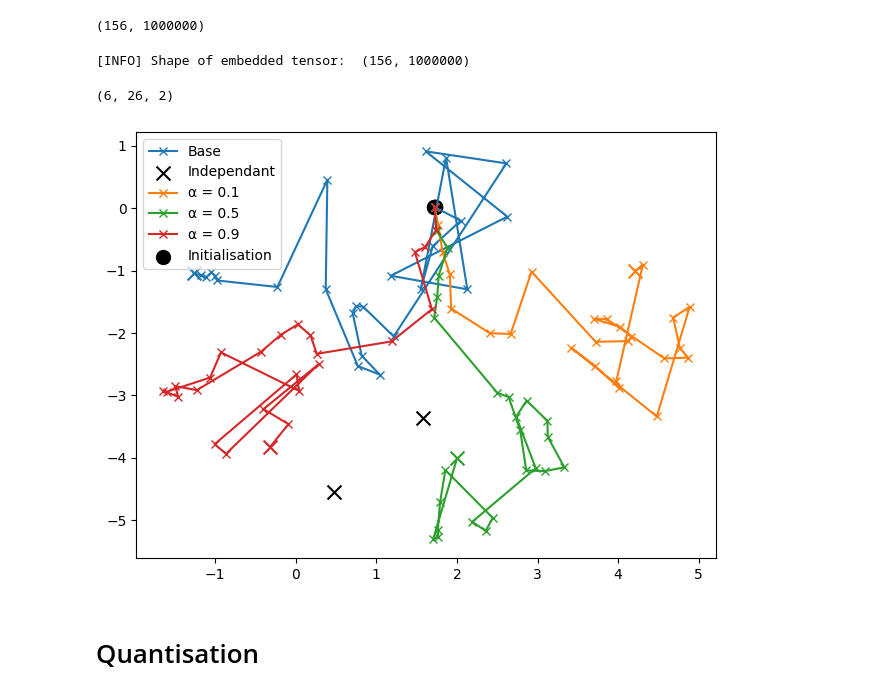
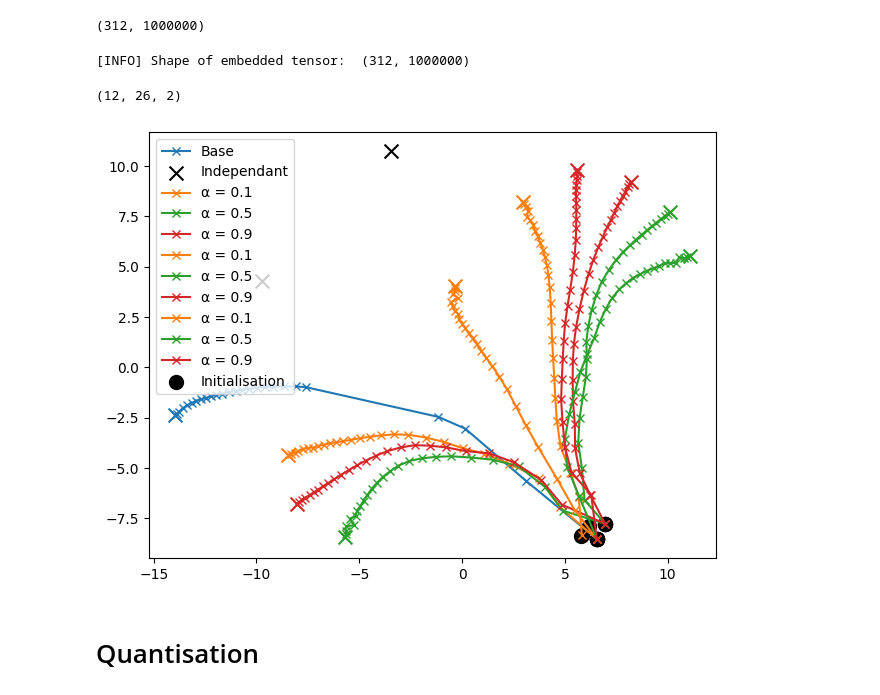
Before and after one commit to IFMW01/L46_ifm24, a Jupyter notebook: LeNet/CIFAR100/Visualisations/CIFAR100.ipynb, the cells around one changed output. Drawn from its saved outputs; the diff is of its cells as text; code cells hidden in the pictures.

```diff
--- a/LeNet/CIFAR100/Visualisations/CIFAR100.ipynb
+++ b/LeNet/CIFAR100/Visualisations/CIFAR100.ipynb
@@ -49,40 +92,42 @@ for i in range(0,26):
 # %%
-tnse_predictions = [tnse_base,tnse_independant_1,tnse_independant_2,tnse_student_10,tnse_student_50,tnse_student_90]
+tnse_predictions = [tnse_base,tnse_independant_1,tnse_independant_2,tnse_student_10,tnse_student_50,tnse_student_90,tnse_student_10_2,tnse_student_50_2,tnse_student_90_2,tnse_student_10_3,tnse_student_50_3,tnse_student_90_3]
 tnse_predictions = np.array(tnse_predictions)
 tnse_predictions = tnse_predictions.reshape(-1,1000000)
 print(tnse_predictions.shape)
 # %% [output]
-(156, 1000000)
+(312, 1000000)
 # %%
 tsne = TSNE(n_components=2,n_jobs=-1,perplexity=60,random_state=42)
 epochs = 26
-models = 6
+models = 12
 prediction_embed = tsne.fit_transform(tnse_predictions)
 print('[INFO] Shape of embedded tensor: ', tnse_predictions.shape)
-prediction_embed = prediction_embed.reshape(models,epochs,2)
-prediction_embed.shape
 # %% [output]
-[INFO] Shape of embedded tensor:  (156, 1000000)
+[INFO] Shape of embedded tensor:  (312, 1000000)
-(6, 26, 2)
+# %%
+prediction_embed = prediction_embed.reshape(models,epochs,2)
+prediction_embed.shape
+# %% [output]
+(12, 26, 2)
 # %%
-labels = ["Base", "Independant 1","Independant 2","⍺ = 0.1","⍺ = 0.5","⍺ = 0.9"]
-colors = ["tab:blue","k", "k", "tab:orange", "tab:green", "tab:red" ]
+labels = ["Base", "Independant 1","Independant 2","⍺ = 0.1","⍺ = 0.5","⍺ = 0.9","⍺ = 0.1","⍺ = 0.5","⍺ = 0.9","⍺ = 0.1","⍺ = 0.5","⍺ = 0.9"]
+colors = ["tab:blue","k", "k", "tab:orange", "tab:green", "tab:red", "tab:orange", "tab:green", "tab:red", "tab:orange", "tab:green", "tab:red" ]
 for m in range(models):
-    if m in [0,3,4,5]:
+    if m in [0,3,4,5,6,7,8,9,10,11]:
       plt.plot(prediction_embed[m,:,0],prediction_embed[m,:,1],marker='x',label=labels[m], color=colors[m])
     if m == 1:
       plt.scatter(prediction_embed[m,epochs-1,0],prediction_embed[m,epochs-1,1],s=100, marker='x',c=colors[m], label="Independant")
     else:
        plt.scatter(prediction_embed[m,epochs-1,0],prediction_embed[m,epochs-1,1],s=100, marker='x',c=colors[m])
     plt.scatter(prediction_embed[m,0,0],prediction_embed[m,0,1],s=100, marker='o',c='k')
 plt.scatter(prediction_embed[m,0,0],prediction_embed[m,0,1],s=100, marker='o',c='k', label="Initialisation")
 
 plt.legend()
 plt.tight_layout()
 plt.savefig("cifar100_resnet_distiliation_landscape.pdf", format="pdf")
 plt.show()
 # %% [output]
-[figure, old version]
+[figure, new version]
 # %% [markdown]
 # Quantisation
 # %%
```
Also changed, not shown: parts of 1 cell of this notebook, 8 other files.
